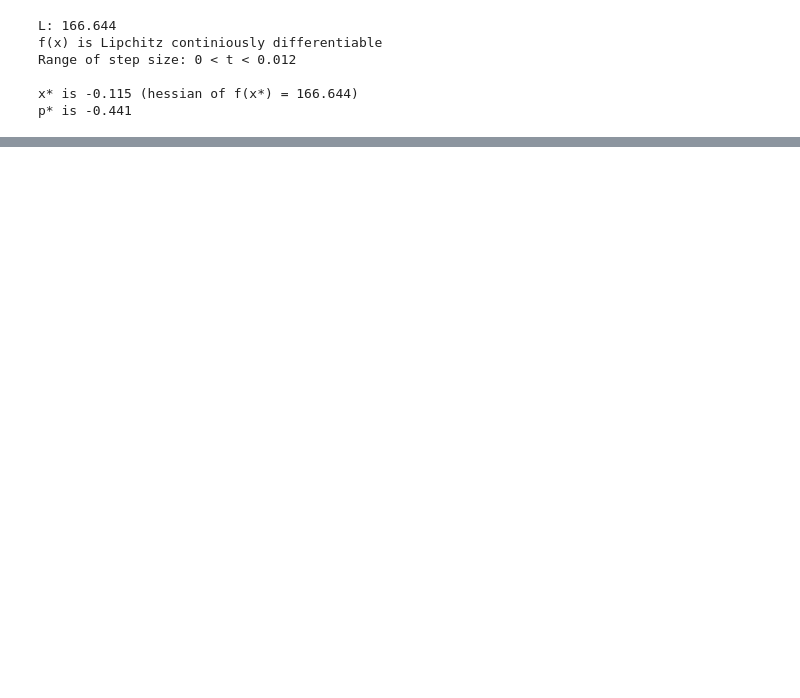
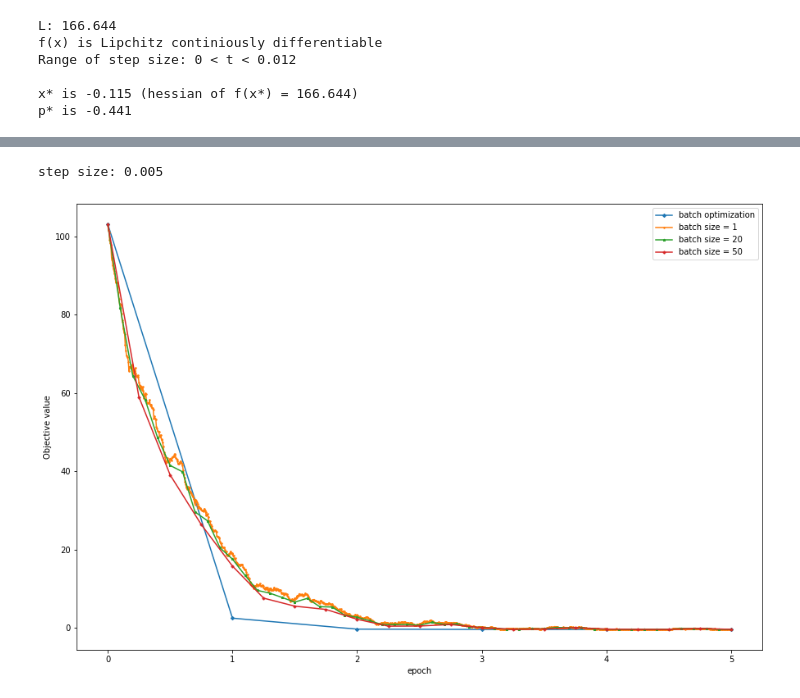
Before and after one commit to k-sukhantharat/bads7603-Optimization, a Jupyter notebook: hw4_minibatch/hw4_minibatch.ipynb, the cells around one changed output, grey strips where cells are left out. Drawn from its saved outputs; the diff is of its cells as text; code cells hidden in the pictures; blank space fills up the shorter version.

```diff
--- a/hw4_minibatch/hw4_minibatch.ipynb
+++ b/hw4_minibatch/hw4_minibatch.ipynb
@@ -146,0 +106,7 @@ plt.show()
+# %%
+N = A.shape[0]
+t = 0.005
+result(N, t)
+# %% [output]
+step size: 0.005
+[figure, added]
```
Also changed, not shown: parts of 9 cells of this notebook.
